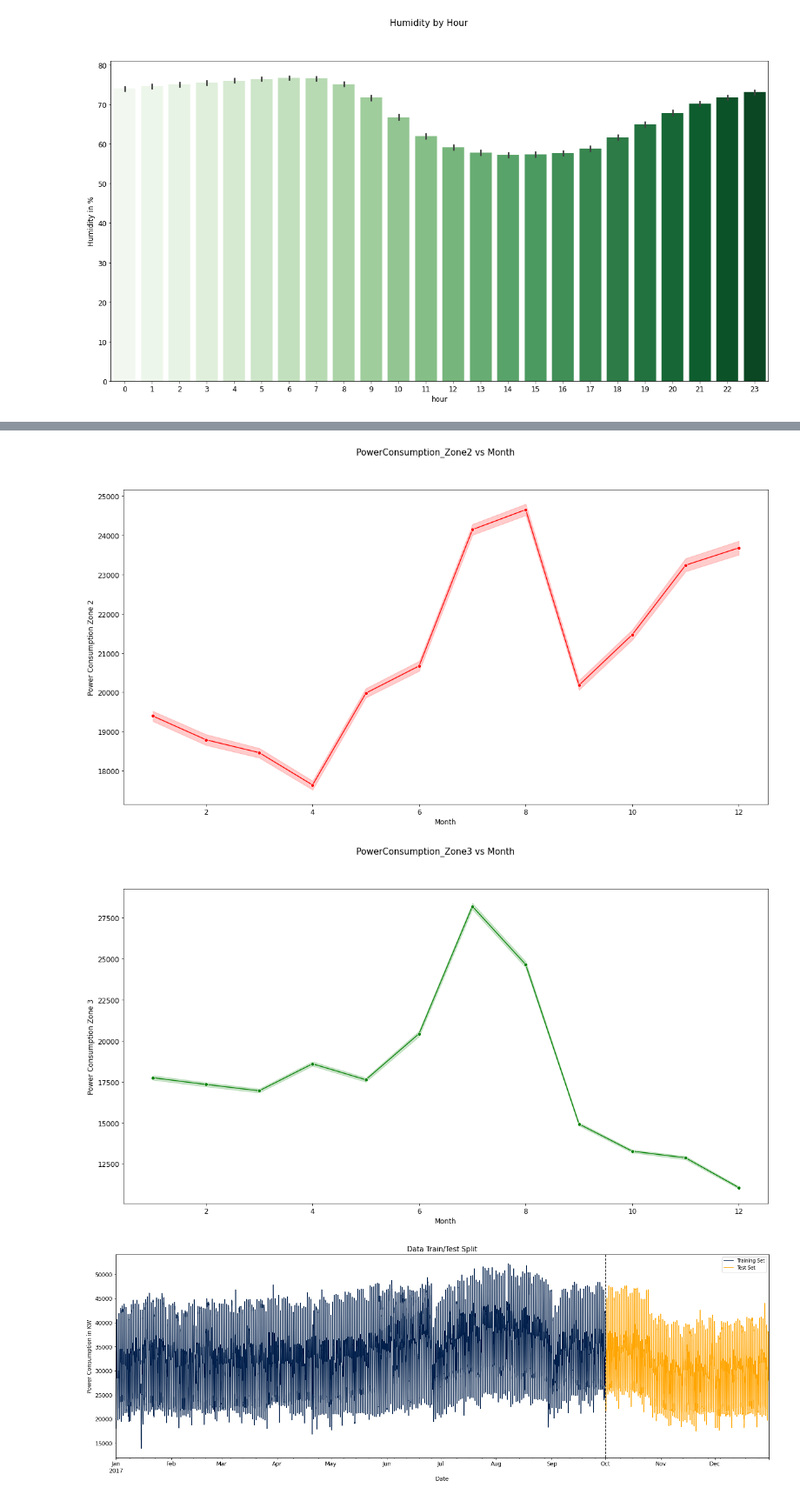
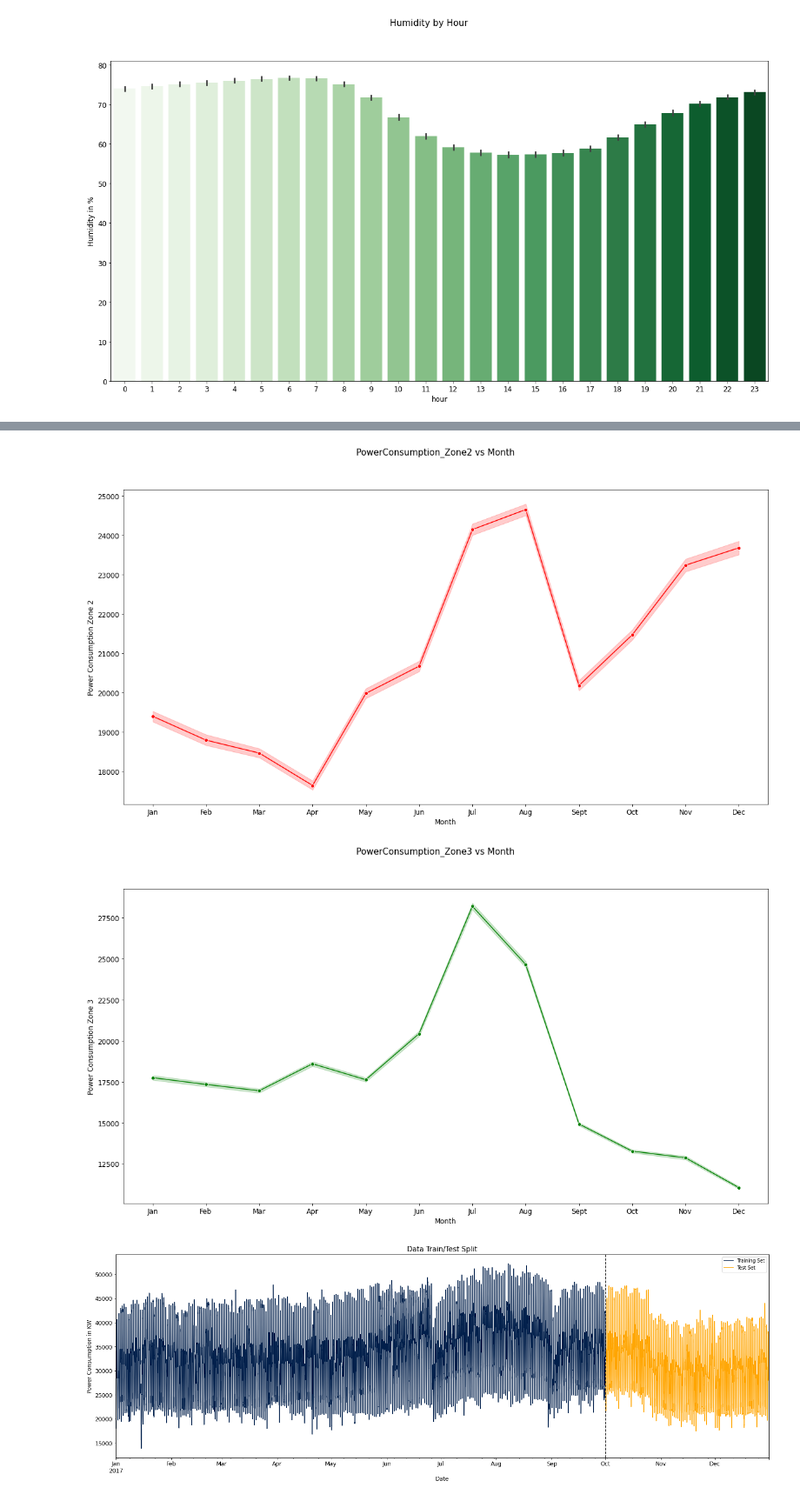
Before and after one commit to thedeveloper2104/NASH_2023_bro_code, a Jupyter notebook: NASH_Bro_Code_Energy_Streamliner.ipynb, the cells around one changed output, grey strips where cells are left out. Shown at 87% size. Drawn from its saved outputs; the diff is of its cells as text; code cells hidden in the pictures.

Commit message:
Columns formating

```diff
--- a/NASH_Bro_Code_Energy_Streamliner.ipynb
+++ b/NASH_Bro_Code_Energy_Streamliner.ipynb
@@ -95,9 +95,9 @@ def create_features(df):
     df['dayofmonth'] = df.index.day
     df['weekofyear'] = df.index.isocalendar().week
 
-    # month_map = {1: 'January', 2: 'February', 3: 'March', 4: 'April', 5: 'May', 6: 'June',
-    #          7: 'July', 8: 'August', 9: 'September', 10: 'October', 11: 'November', 12: 'December'}
-    # df['month'] = df['month'].replace(month_map)
+    month_map = {1: 'Jan', 2: 'Feb', 3: 'Mar', 4: 'Apr', 5: 'May', 6: 'Jun',
+             7: 'Jul', 8: 'Aug', 9: 'Sept', 10: 'Oct', 11: 'Nov', 12: 'Dec'}
+    df['month_name'] = df['month'].replace(month_map)
     return df
 
 df = create_features(df)
@@ -214,7 +214,7 @@ plt.show()
 # %%
 fig, ax = plt.subplots(figsize=(20, 10))
 
-sns.lineplot(data=df, x='month', y='PowerConsumption_Zone2', marker ='o',color ='red')
+sns.lineplot(data=df, x='month_name', y='PowerConsumption_Zone2', marker ='o',color ='red')
 
 plt.suptitle('PowerConsumption_Zone2 vs Month', fontsize=15)
 plt.xlabel('Month', fontsize=12)
@@ -225,22 +225,23 @@ plt.yticks(fontsize=12)
 # Generating plot
 plt.show()
 # %% [output]
-[figure, old version]
+[figure, new version]
 # %%
 fig, ax = plt.subplots(figsize=(20, 10))
 
-sns.lineplot(data=df, x='month', y='PowerConsumption_Zone3', marker ='o',color ='green')
+sns.lineplot(data=df, x='month_name', y='PowerConsumption_Zone3', marker ='o',color ='green')
 
 plt.suptitle('PowerConsumption_Zone3 vs Month', fontsize=15)
 plt.xlabel('Month', fontsize=12)
 plt.ylabel('Power Consumption Zone 3', fontsize=12)
 plt.xticks(fontsize=12)
 plt.yticks(fontsize=12)
 
 # Generating plot
 plt.show()
+df.drop(columns = ['month_name'], inplace=True)
 # %% [output]
-[figure, old version]
+[figure, new version]
 # %%
 # Train and Test Split
 zone_1 = df['PowerConsumption_Zone1']
```
Also changed, not shown: parts of 8 cells of this notebook.
